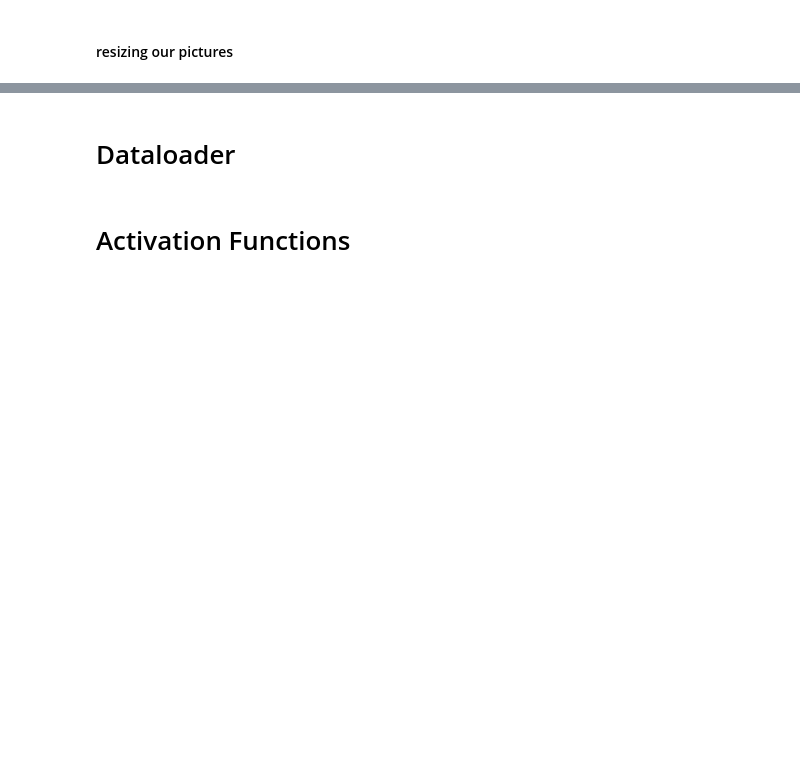
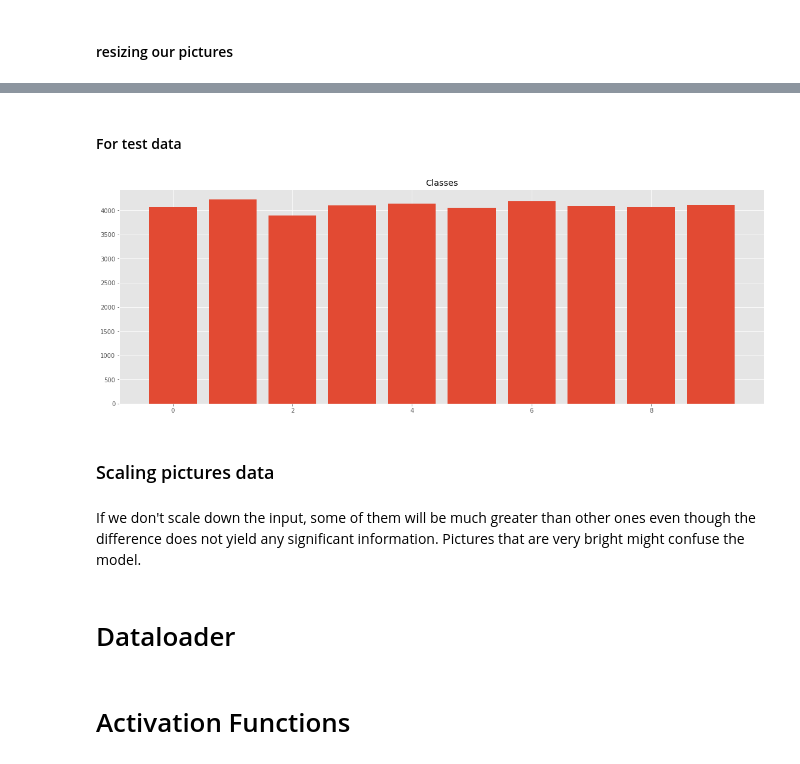
Before and after one commit to shayunak/Neural-Networks, a Jupyter notebook: AI-CA5-P1.ipynb, the cells around one changed output, grey strips where cells are left out. Saved outputs shown, nothing was run; the diff lists cells and outputs as text; code cells hidden in the pictures; blank space fills up the shorter version.

```diff
--- a/AI-CA5-P1.ipynb
+++ b/AI-CA5-P1.ipynb
@@ -83,0 +101,16 @@ TypeError: object of type 'numpy.float64' has no len()
+# %% [markdown]
+#### For test data
+# %%
+class_test_pictures = [data_test_resized[np.where(label_test == i)] for i in range(10)]
+class_count = [len(class_test_pictures) for class_test_pictures in class_test_pictures]
+fig = plt.figure()
+ax = fig.add_axes([0,0,1,1])
+ax.bar(range(10) ,class_count)
+plt.title("Classes")
+plt.show()
+# %% [output]
+[figure, added]
+# %% [markdown]
+### Scaling pictures data
+# %% [markdown]
+If we don't scale down the input, some of them will be much greater than other ones even though the difference does not yield any significant information. Pictures that are very bright might confuse the model.
```
Also changed, not shown: parts of 12 cells of this notebook.
